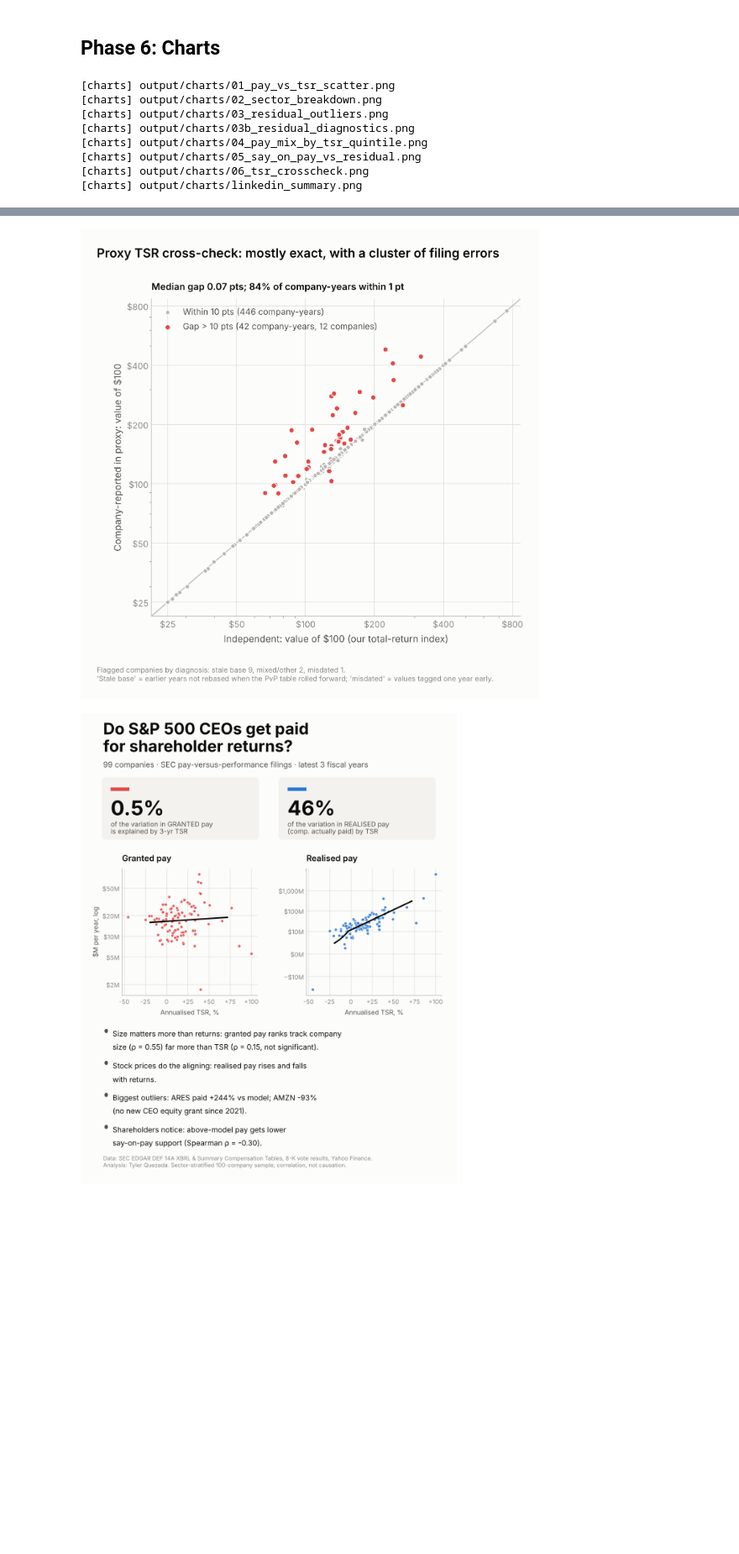
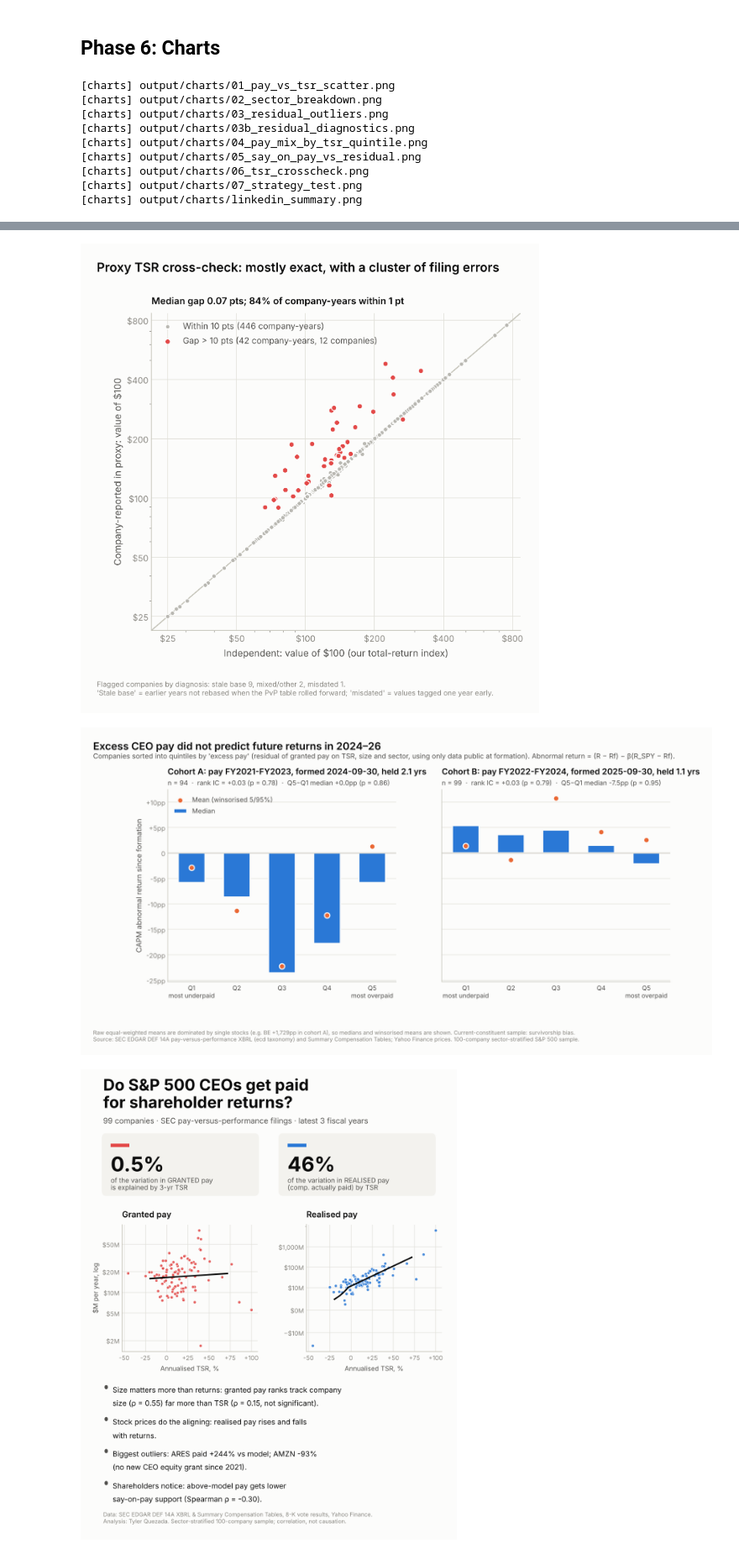
Before and after one commit to tylerq05-maker/ceo-pay-vs-performance, a Jupyter notebook: notebooks/analysis.ipynb, the cells around one changed output, grey strips where cells are left out. Shown at 84% size. Cells and saved outputs as stored; diff of their text form; code cells hidden in the pictures; blank space fills up the shorter version.

```diff
--- a/notebooks/analysis.ipynb
+++ b/notebooks/analysis.ipynb
@@ -455,24 +530,27 @@ for tk in ["PANW", "GS", "OMC"]:
 # %%
 from src import charts
 charts.run()
 for f in ["01_pay_vs_tsr_scatter.png", "02_sector_breakdown.png", "03_residual_outliers.png",
-          "04_pay_mix_by_tsr_quintile.png", "05_say_on_pay_vs_residual.png", "06_tsr_crosscheck.png"]:
+          "04_pay_mix_by_tsr_quintile.png", "05_say_on_pay_vs_residual.png", "06_tsr_crosscheck.png",
+          "07_strategy_test.png"]:
     display(Image(filename=str(config.CHARTS / f), width=900))
 # %% [output]
 [charts] output/charts/01_pay_vs_tsr_scatter.png
 [charts] output/charts/02_sector_breakdown.png
 [charts] output/charts/03_residual_outliers.png
 [charts] output/charts/03b_residual_diagnostics.png
 [charts] output/charts/04_pay_mix_by_tsr_quintile.png
 [charts] output/charts/05_say_on_pay_vs_residual.png
 [charts] output/charts/06_tsr_crosscheck.png
+[charts] output/charts/07_strategy_test.png
 [charts] output/charts/linkedin_summary.png
 [figure]
 [figure]
 [figure]
 [figure]
 [figure]
 [figure]
+[figure, added]
 # %%
 display(Image(filename=str(config.CHARTS / "linkedin_summary.png"), width=480))
 # %% [output]
```
Also changed, not shown: parts of 6 cells of this notebook, 9 other files.
